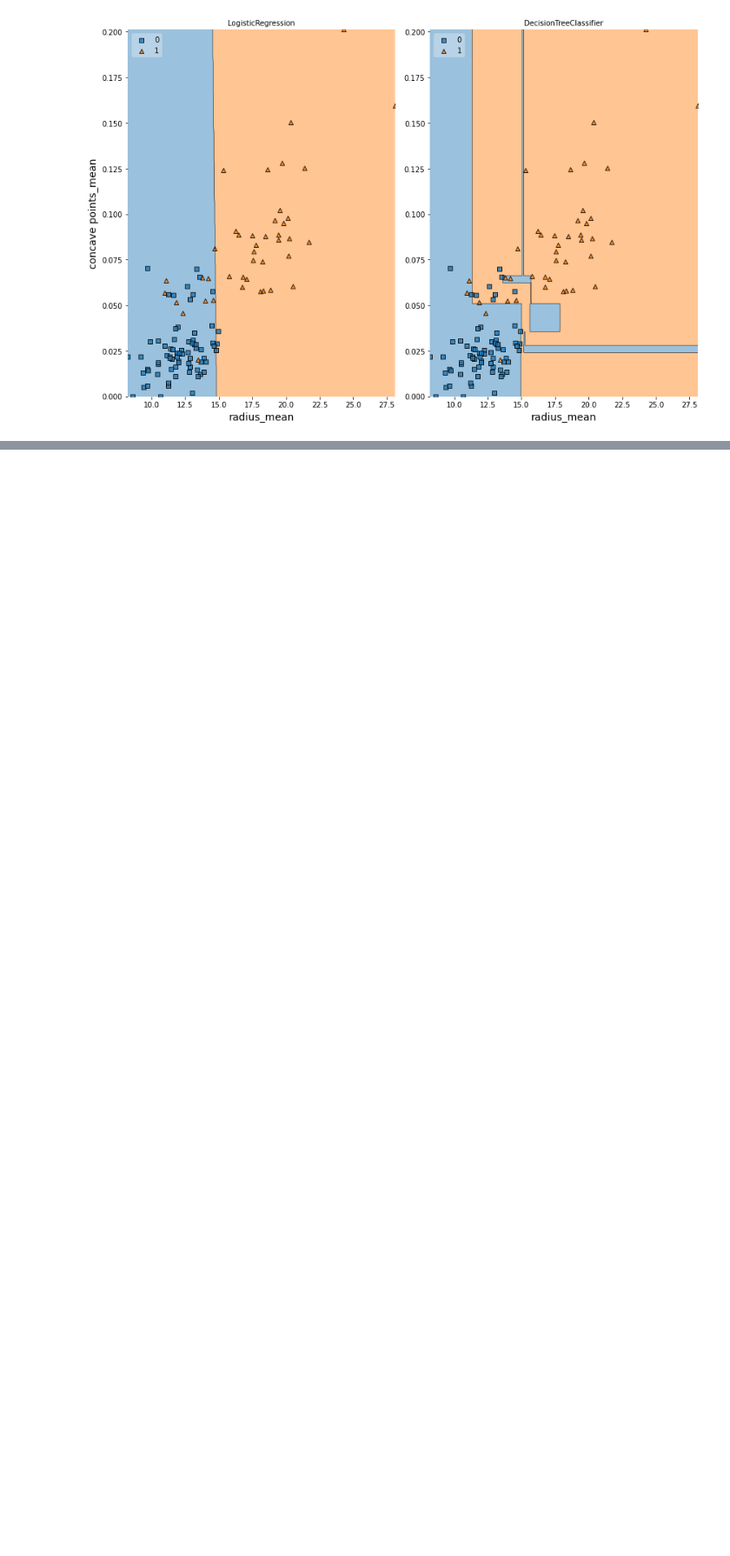
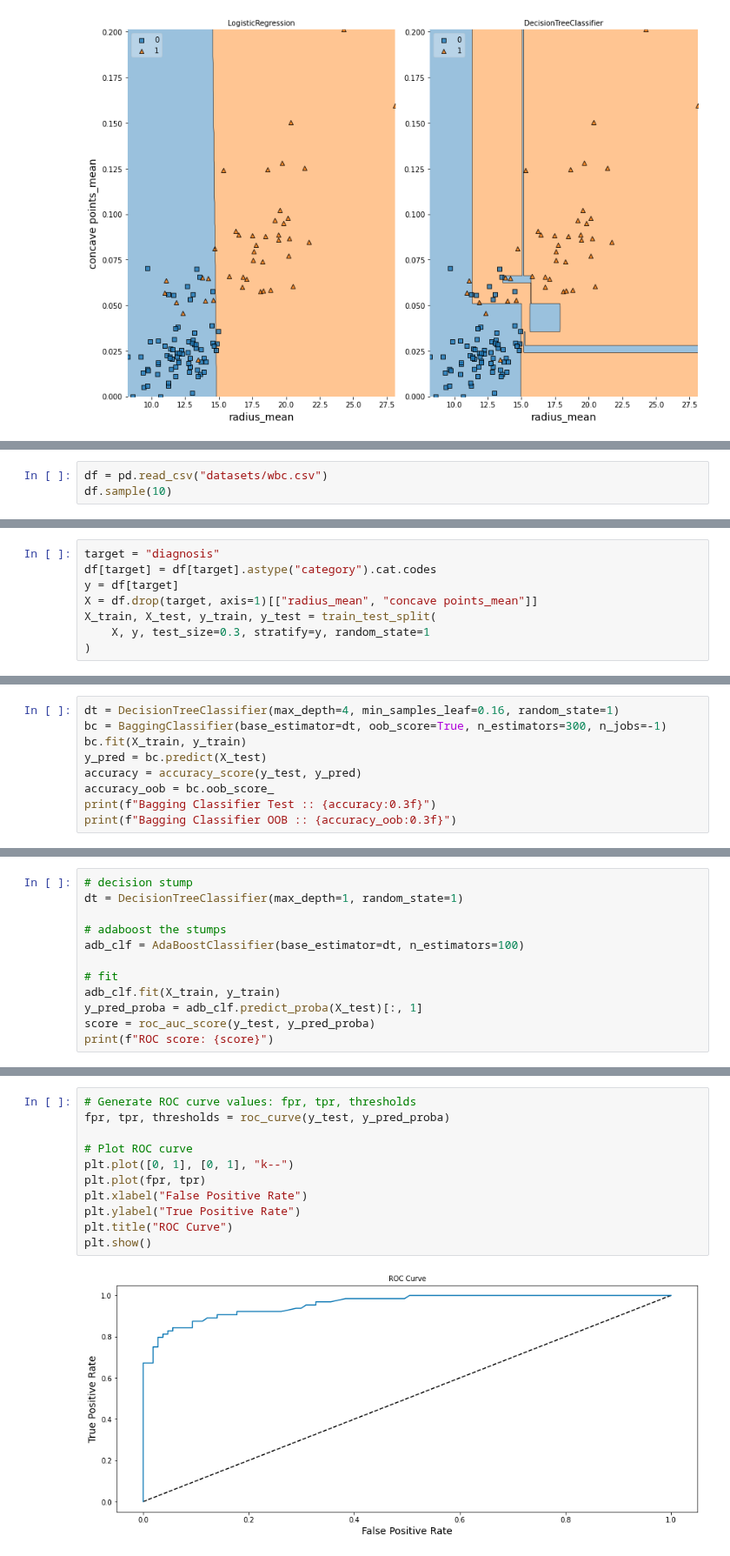
Before and after one commit to watchful-cluckets/springboard_dsci_career_track, a Jupyter notebook: datacamp_projects/trees/notebook.ipynb, the cells around one changed output, grey strips where cells are left out. Shown at 87% size. Saved outputs shown, nothing was run; the diff lists cells and outputs as text; blank space fills up the shorter version.

```diff
--- a/datacamp_projects/trees/notebook.ipynb
+++ b/datacamp_projects/trees/notebook.ipynb
@@ -191,0 +378,3 @@ plot_labeled_decision_regions(X_test, y_test, clfs)
+# %%
+df = pd.read_csv("datasets/wbc.csv")
+df.sample(10)
@@ -191,0 +394,8 @@ plot_labeled_decision_regions(X_test, y_test, clfs)
+# %%
+target = "diagnosis"
+df[target] = df[target].astype("category").cat.codes
+y = df[target]
+X = df.drop(target, axis=1)[["radius_mean", "concave points_mean"]]
+X_train, X_test, y_train, y_test = train_test_split(
+    X, y, test_size=0.3, stratify=y, random_state=1
+)
@@ -191,0 +428,9 @@ plot_labeled_decision_regions(X_test, y_test, clfs)
+# %%
+dt = DecisionTreeClassifier(max_depth=4, min_samples_leaf=0.16, random_state=1)
+bc = BaggingClassifier(base_estimator=dt, oob_score=True, n_estimators=300, n_jobs=-1)
+bc.fit(X_train, y_train)
+y_pred = bc.predict(X_test)
+accuracy = accuracy_score(y_test, y_pred)
+accuracy_oob = bc.oob_score_
+print(f"Bagging Classifier Test :: {accuracy:0.3f}")
+print(f"Bagging Classifier OOB :: {accuracy_oob:0.3f}")
@@ -191,0 +442,12 @@ plot_labeled_decision_regions(X_test, y_test, clfs)
+# %%
+# decision stump
+dt = DecisionTreeClassifier(max_depth=1, random_state=1)
+
+# adaboost the stumps
+adb_clf = AdaBoostClassifier(base_estimator=dt, n_estimators=100)
+
+# fit
+adb_clf.fit(X_train, y_train)
+y_pred_proba = adb_clf.predict_proba(X_test)[:, 1]
+score = roc_auc_score(y_test, y_pred_proba)
+print(f"ROC score: {score}")
@@ -191,0 +456,13 @@ plot_labeled_decision_regions(X_test, y_test, clfs)
+# %%
+# Generate ROC curve values: fpr, tpr, thresholds
+fpr, tpr, thresholds = roc_curve(y_test, y_pred_proba)
+
+# Plot ROC curve
+plt.plot([0, 1], [0, 1], "k--")
+plt.plot(fpr, tpr)
+plt.xlabel("False Positive Rate")
+plt.ylabel("True Positive Rate")
+plt.title("ROC Curve")
+plt.show()
+# %% [output]
+[figure, added]
```
Also changed, not shown: parts of 65 cells of this notebook.
